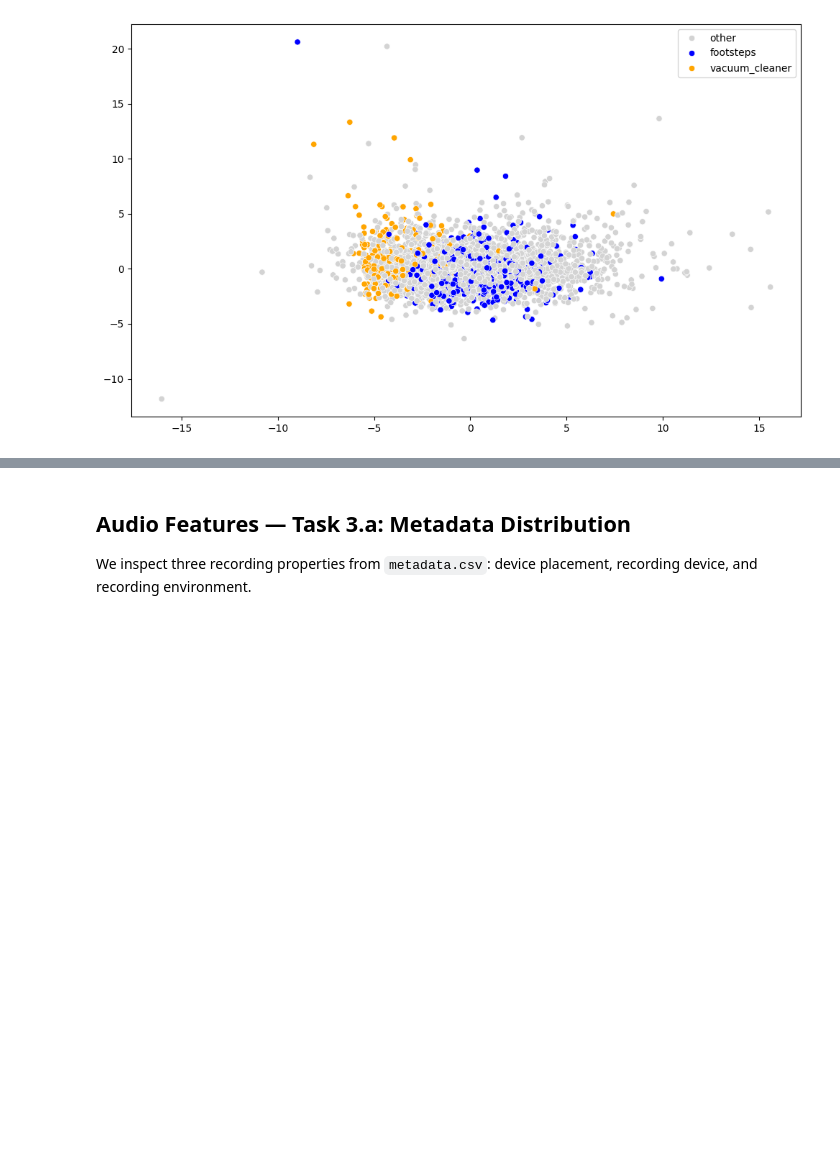
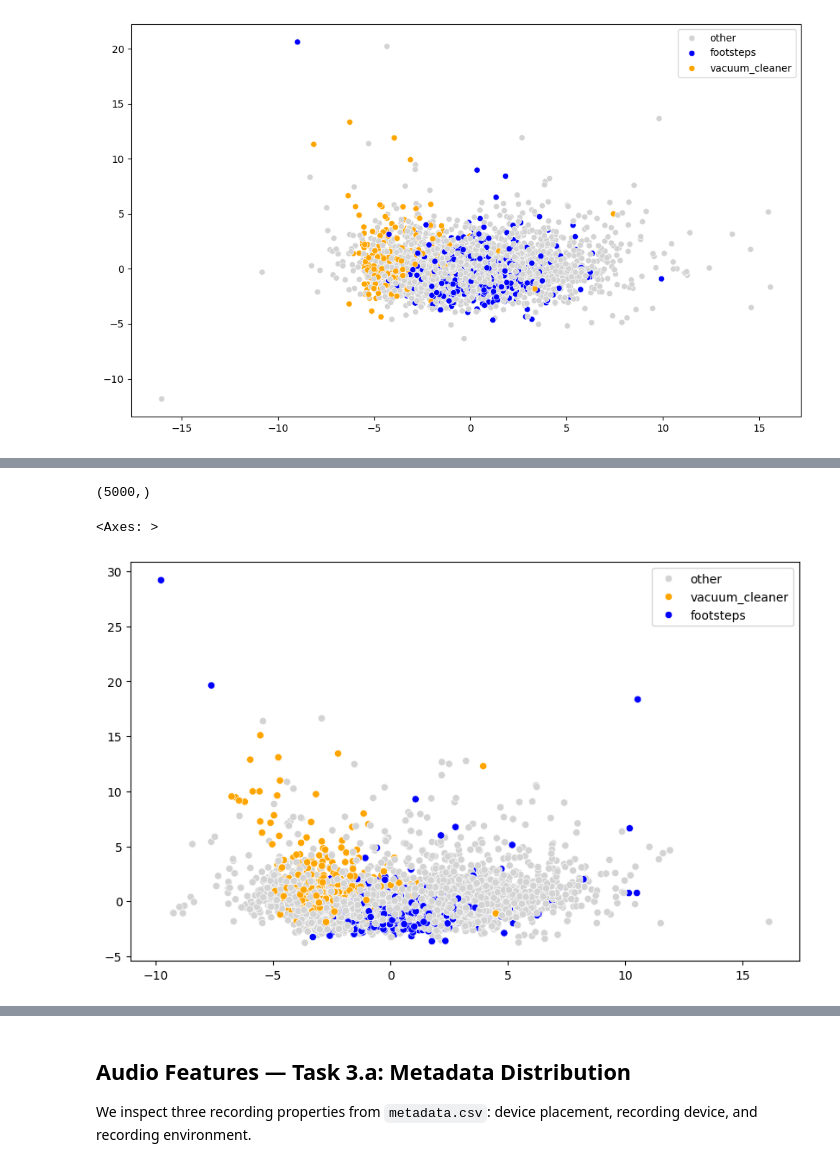
Before and after one commit to LaurinSiebert/mlpc_project, a Jupyter notebook: notebooks/01_data_exploration.ipynb, the cells around one changed output, grey strips where cells are left out. Saved outputs shown, nothing was run; the diff lists cells and outputs as text; code cells hidden in the pictures; blank space fills up the shorter version.

```diff
--- a/notebooks/01_data_exploration.ipynb
+++ b/notebooks/01_data_exploration.ipynb
@@ -930,0 +1019,63 @@ array([0.38841682, 0.14959124])
+# %%
+# Still way too many samples for a senseful tsne. Lets try with kMeans and create some clusters
+
+from sklearn.cluster import MiniBatchKMeans
+
+k = 5000
+
+kmeans = MiniBatchKMeans(
+    n_clusters=k,
+    batch_size=10000,
+    random_state=42
+)
+
+cluster_ids = kmeans.fit_predict(X_all)
+
+selected_idx = []
+
+for i in range(kmeans.n_clusters):
+    idx = np.where(cluster_ids == i)[0]
+
+    if len(idx) == 0:
+        continue
+
+    cluster_points = X_all[idx]
+    centroid = kmeans.cluster_centers_[i]
+
+    # distance to centroid
+    dists = np.linalg.norm(cluster_points - centroid, axis=1)
+
+    best = idx[np.argmin(dists)]
+    selected_idx.append(best)
+
+selected_idx = np.array(selected_idx)
+
+print(selected_idx.shape)
+# %% [output]
+(5000,)
+# %%
+label_names = [class_names[idx] for idx in y_all[selected_idx]]
+target_classes = ["footsteps", "vacuum_cleaner"]
+highlighted_labels_2 = [
+    label if label in target_classes else "other"
+    for label in label_names
+]
+# %%
+# PCA 2 with timesteps kept
+
+scaler_2 = StandardScaler()
+X_scaled_2 = scaler_2.fit_transform(X_all)
+
+pca_2 = PCA(n_components=2, random_state=42)
+projection_pca_2 = pca_2.fit_transform(X_scaled_2[selected_idx])
+
+plt.figure(figsize=(10, 6))
+sns.scatterplot(
+    x=projection_pca_2[:, 0],
+    y=projection_pca_2[:, 1],
+    hue=highlighted_labels_2,
+    palette=palette
+)
+# %% [output]
+<Axes: >
+[figure, added]
```
Also changed, not shown: parts of 7 cells of this notebook, 2 other files.
